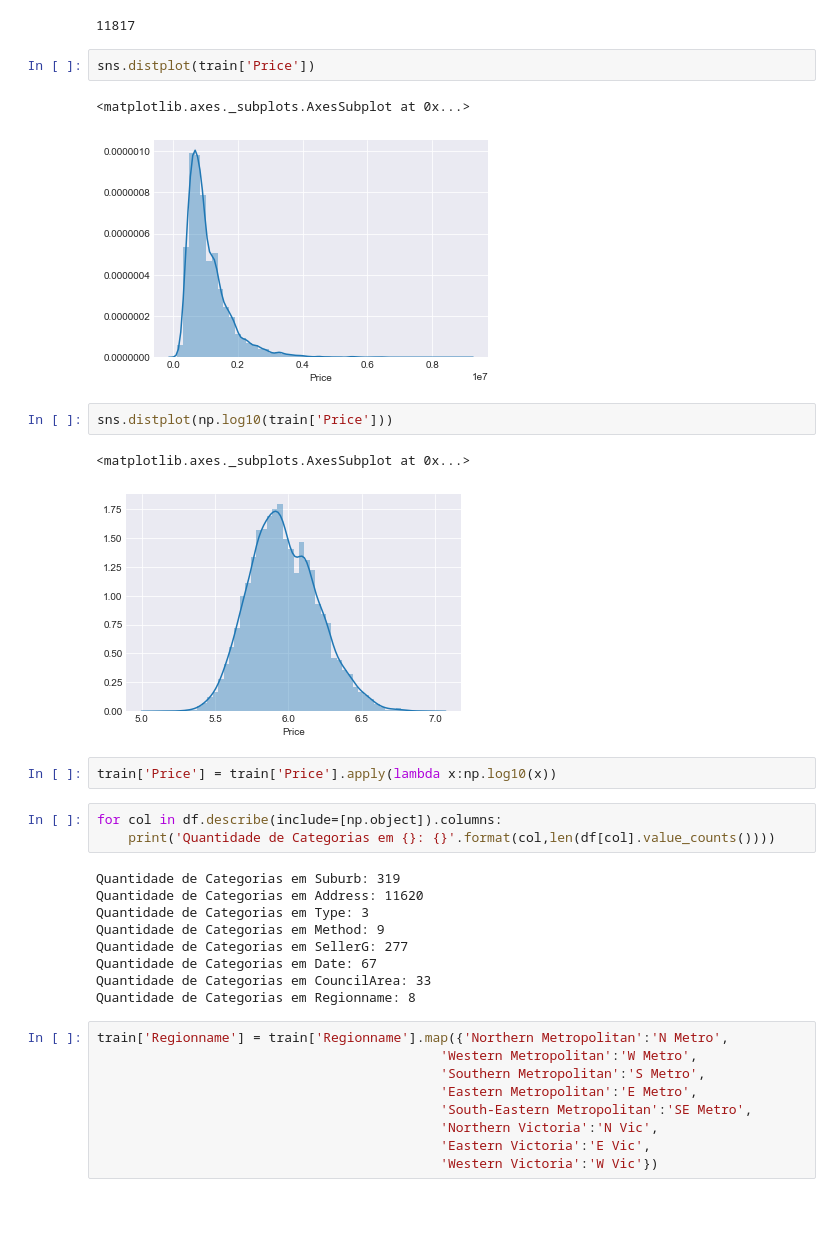
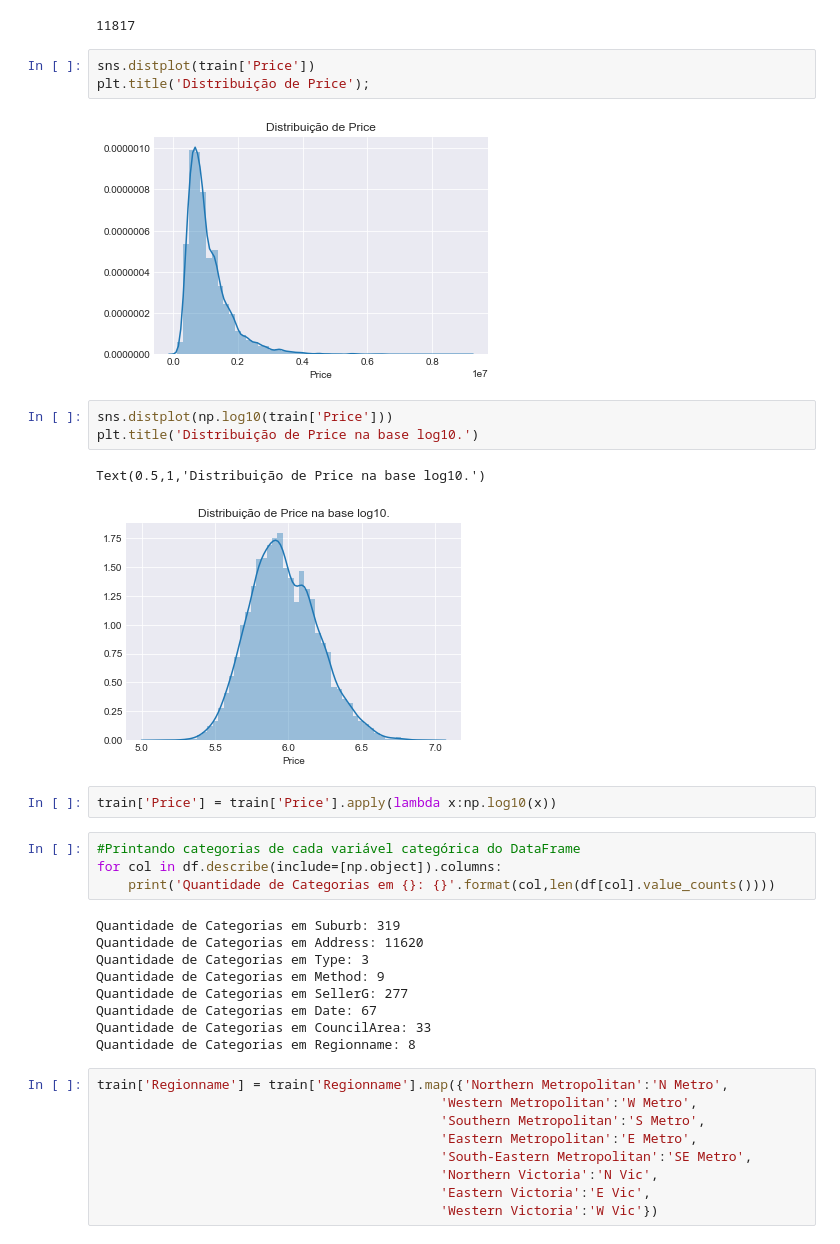
Before and after one commit to junioraze/house_reg, a Jupyter notebook: melbourne.ipynb, the cells around one changed output. Cells and saved outputs as stored; diff of their text form; blank space fills up the shorter version.

```diff
--- a/melbourne.ipynb
+++ b/melbourne.ipynb
@@ -123,17 +153,19 @@ train.shape[0] + test.shape[0]
 11817
 # %%
 sns.distplot(train['Price'])
+plt.title('Distribuição de Price');
 # %% [output]
-<matplotlib.axes._subplots.AxesSubplot at 0x...>
-[figure, old version]
+[figure, new version]
 # %%
 sns.distplot(np.log10(train['Price']))
+plt.title('Distribuição de Price na base log10.')
 # %% [output]
-<matplotlib.axes._subplots.AxesSubplot at 0x...>
+Text(0.5,1,'Distribuição de Price na base log10.')
-[figure, old version]
+[figure, new version]
 # %%
 train['Price'] = train['Price'].apply(lambda x:np.log10(x))
 # %%
+#Printando categorias de cada variável categórica do DataFrame
 for col in df.describe(include=[np.object]).columns:
     print('Quantidade de Categorias em {}: {}'.format(col,len(df[col].value_counts())))
 # %% [output]
```
Also changed, not shown: parts of 13 cells of this notebook.
